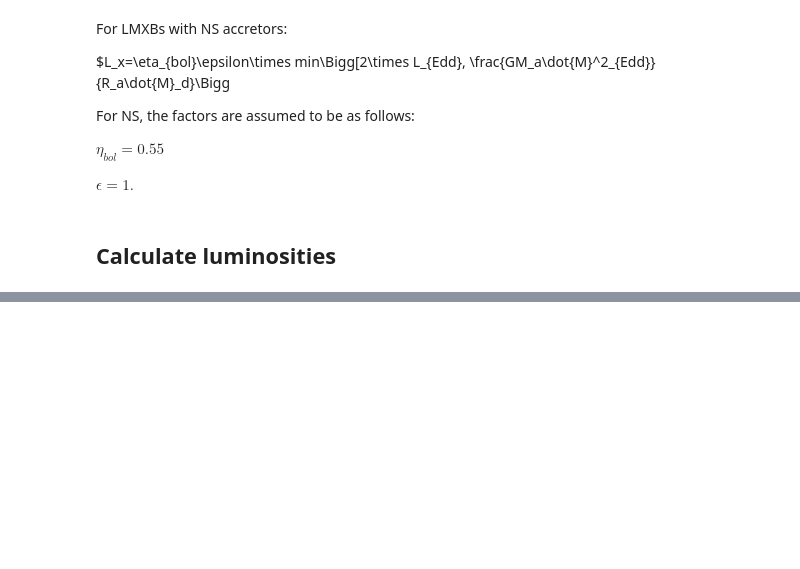
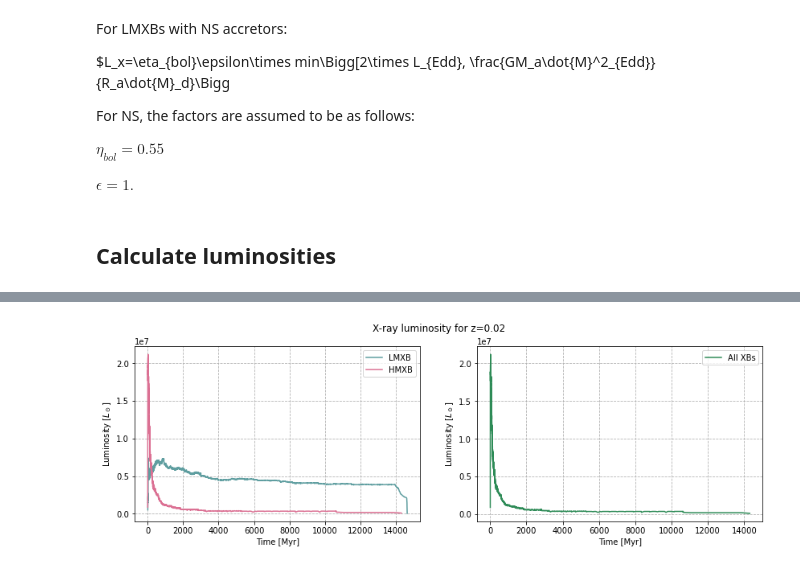
Before and after one commit to maja-jablonska/XRayLuminosity, a Jupyter notebook: X-ray luminosity.ipynb, the cells around one changed output, grey strips where cells are left out. Drawn from its saved outputs; the diff is of its cells as text; code cells hidden in the pictures; blank space fills up the shorter version.

```diff
--- a/X-ray luminosity.ipynb
+++ b/X-ray luminosity.ipynb
@@ -413,0 +441,13 @@ ax[1][1].legend()
+# %%
+fig, ax = plt.subplots(ncols=2, nrows=1, figsize=(14, 4))
+
+fig.suptitle('X-ray luminosity for z=0.02')
+
+plot_luminosities(ax[0],
+                  [(lmxb_ages, lmxb_values),
+                   (hmxb_ages, hmxb_values)],
+                  ['LMXB', 'HMXB'],
+                  ['cadetblue', 'palevioletred'])
+plot_luminosities(ax[1], [(hmxb_ages, hmxb_values)], ['All XBs'], ['seagreen'])
+# %% [output]
+[figure, added]
```
Also changed, not shown: parts of 54 cells of this notebook, 2 other files.
